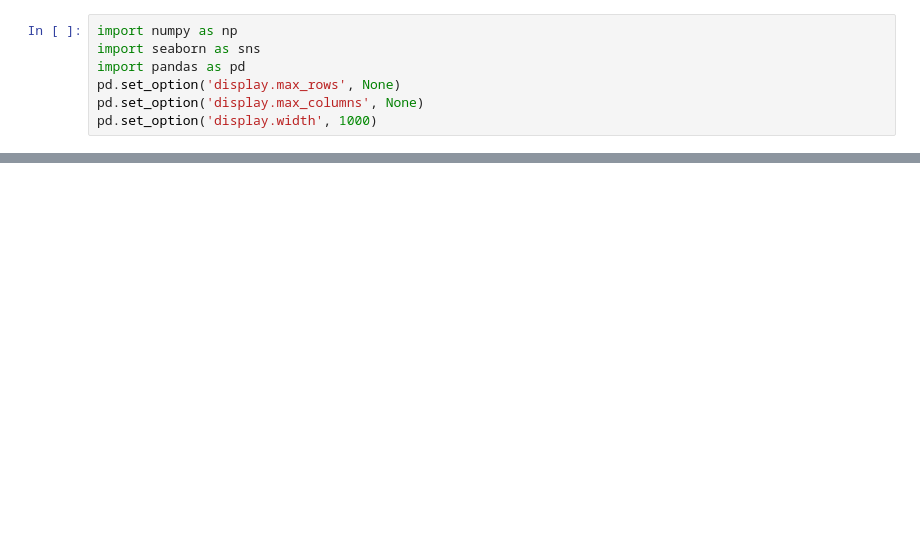
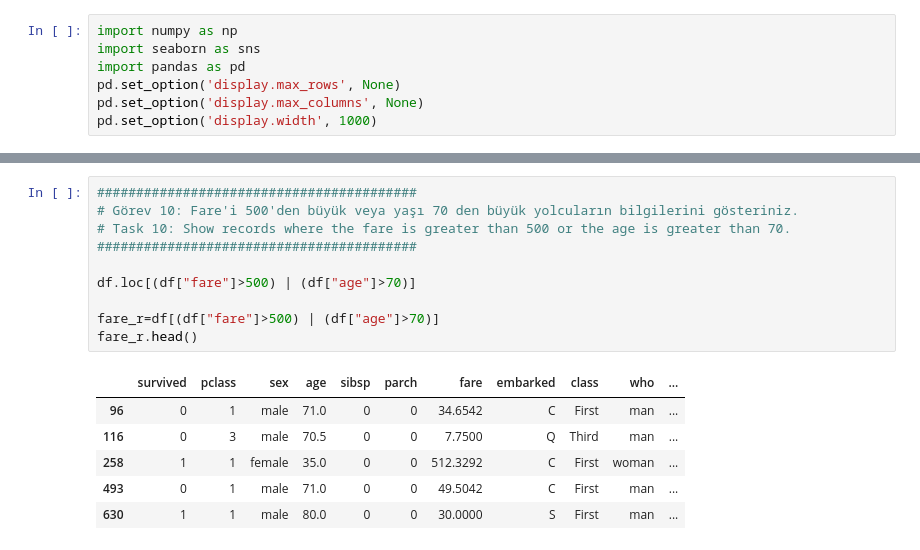
Before and after one commit to YeldaYuksel/Pandas_Exercises, a Jupyter notebook: pandas-exercises.ipynb, the cells around one changed output, grey strips where cells are left out. Saved outputs shown, nothing was run; the diff lists cells and outputs as text; blank space fills up the shorter version.

```diff
--- a/pandas-exercises.ipynb
+++ b/pandas-exercises.ipynb
@@ -222,0 +147,17 @@ pd.set_option('display.width', 1000)
+# %%
+#########################################
+# Görev 10: Fare'i 500'den büyük veya yaşı 70 den büyük yolcuların bilgilerini gösteriniz.
+# Task 10: Show records where the fare is greater than 500 or the age is greater than 70.
+#########################################
+
+df.loc[(df["fare"]>500) | (df["age"]>70)]
+
+fare_r=df[(df["fare"]>500) | (df["age"]>70)]
+fare_r.head()
+# %% [output]
+|  | survived | pclass | sex | age | sibsp | parch | fare | embarked | class | who | ... |
+| 96 | 0 | 1 | male | 71.0 | 0 | 0 | 34.6542 | C | First | man | ... |
+| 116 | 0 | 3 | male | 70.5 | 0 | 0 | 7.7500 | Q | Third | man | ... |
+| 258 | 1 | 1 | female | 35.0 | 0 | 0 | 512.3292 | C | First | woman | ... |
+| 493 | 0 | 1 | male | 71.0 | 0 | 0 | 49.5042 | C | First | man | ... |
+| 630 | 1 | 1 | male | 80.0 | 0 | 0 | 30.0000 | S | First | man | ... |
```
Also changed, not shown: parts of 45 cells of this notebook.
